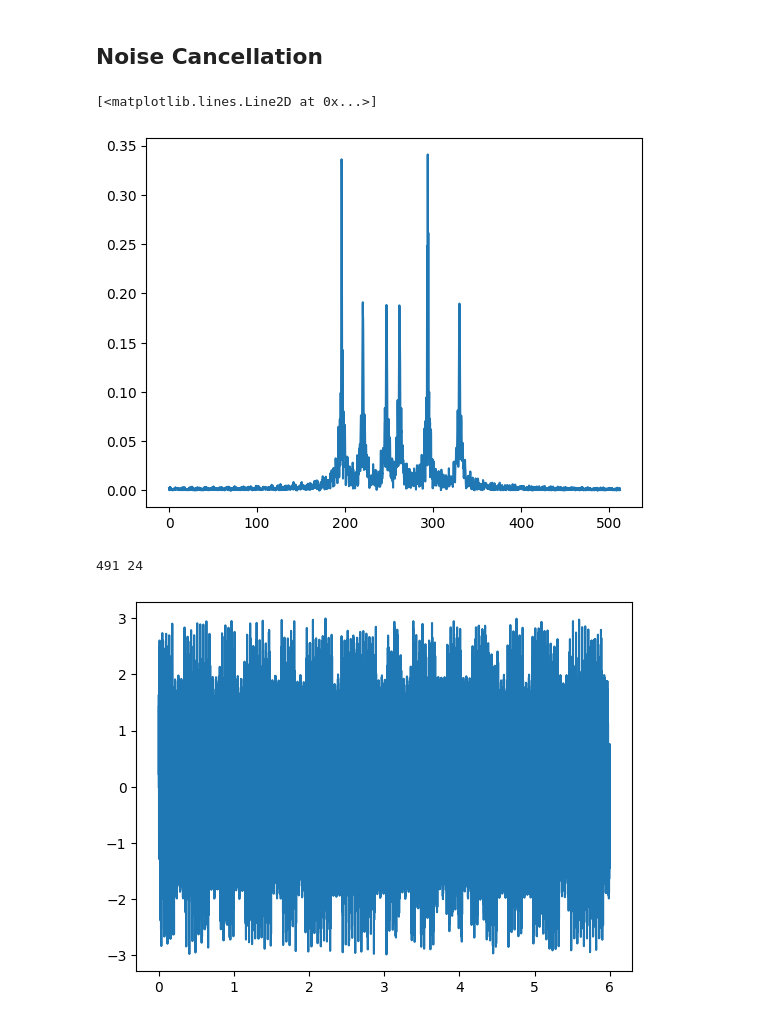
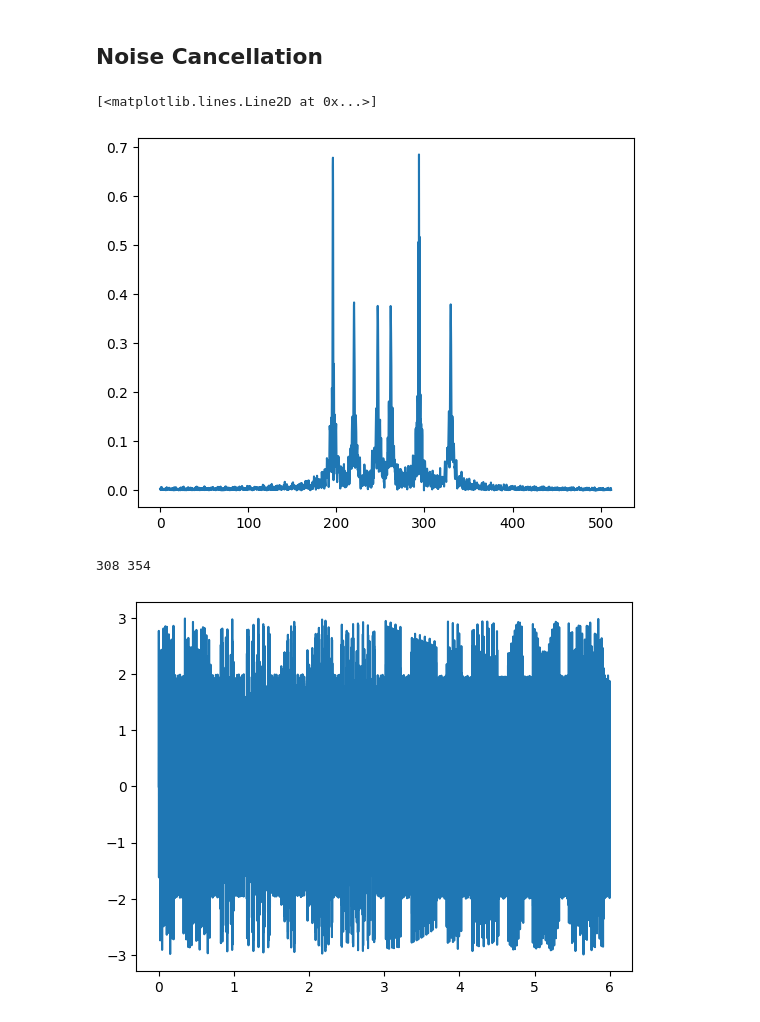
Before and after one commit to Hamada-Gado/Audio-Processing, a Jupyter notebook: main.ipynb, the cells around one changed output. Drawn from its saved outputs; the diff is of its cells as text; code cells hidden in the pictures.

```diff
--- a/main.ipynb
+++ b/main.ipynb
@@ -18,31 +13,28 @@ TimePeriod: TypeAlias = np.ndarray[np.bool_] # type: ignore
 # %%
-# Single tone generation
-def tone(t: np.ndarray, t_i: float, T_i: float, f_i: float) -> Signal:
-    signal: Signal  = np.zeros(t.shape)
-    range_: TimePeriod = ((t >= t_i) & (t <= T_i))
-    signal[range_] = np.sin(2 * np.pi * f_i * t)[range_]
-    return signal
+# Song generation
+def song(N: int, t: np.ndarray, a1: list[float], a2: list[float], t_i: list[float], T_i: list[float], f1: list[float], f2: list[float]) -> np.ndarray:
+    assert len(a1) == len(a2) == len(t_i) == len(T_i) == len(f1) == len(f2) == N, "Invalid input"
+    signal: np.ndarray  = np.zeros(t.shape)
 
-# Song generation
-def song(N: int, t: np.ndarray, a1: list[float], a2: list[float], t_i: list[float], T_i: list[float], f1: list[float], f2: list[float]) -> Signal:
-    assert len(t_i) == len(T_i) == len(f1) == len(f2) == N, "Invalid input"
-    signal: Signal  = np.zeros(t.shape)
     for i in range(N):
-        tone1 = a1[i] * tone(t, t_i[i], T_i[i], f1[i])
-        tone2 = a2[i] * tone(t, t_i[i], T_i[i], f2[i])
-        signal += tone1 + tone2
+        wave1 = a1[i] * np.sin(2 * np.pi * f1[i] * t)
+        wave2 = a2[i] * np.sin(2 * np.pi * f2[i] * t)
+        wave = wave1 + wave2
+        unit_step = ((t >= t_i[i]) & (t <= T_i[i]))
+        signal += wave * unit_step
+
     return signal
 
 # Converting from time domain to frequency domain
-def to_freq_domain(signal: Signal, N: int) -> Signal:
+def to_freq_domain(signal: np.ndarray, N: int) -> np.ndarray:
     signal = fft(signal)
     signal = 2/N * np.abs(signal[0:N//2])
     return signal
 # %%
 songDuration: int = 6
-t: np.ndarray = np.linspace(0, songDuration, 12 * 1024)
+t: np.ndarray = np.linspace(0, songDuration, 24 * 1024)
 # %%
-x: Signal = song(14,
+x: np.ndarray = song(14,
                 t,
                 [1]*14,
                 [1]*14,
@@ -66,21 +58,21 @@ sd.play(x, 2 * 1024)
 N: int = songDuration * 1024
 f: np.ndarray = np.linspace(0, 512, N//2)
 # %%
-x_f: Signal = to_freq_domain(x, N)
+x_f: np.ndarray = to_freq_domain(x, N)
 plt.plot(f, x_f)
 # %% [output]
 [<matplotlib.lines.Line2D at 0x...>]
-[figure, old version]
+[figure, new version]
 # %%
 rand_f1, rand_f2 = np.random.randint(0, 512, 2)
-n: Signal = np.sin(2 * rand_f1 * np.pi * t) + np.sin(2 * rand_f2 * np.pi * t)
+n: np.ndarray = np.sin(2 * rand_f1 * np.pi * t) + np.sin(2 * rand_f2 * np.pi * t)
 print(rand_f1, rand_f2)
 # %% [output]
-491 24
+308 354
 # %%
-x_n: Signal = x + n
+x_n: np.ndarray = x + n
 plt.plot(t, x_n)
-sd.play(x_n, 2 * 1024)
+sd.play(x_n, 4 * 1024)
 # %% [output]
-[figure, old version]
+[figure, new version]
 # %%
```
Also changed, not shown: parts of 5 cells of this notebook.
